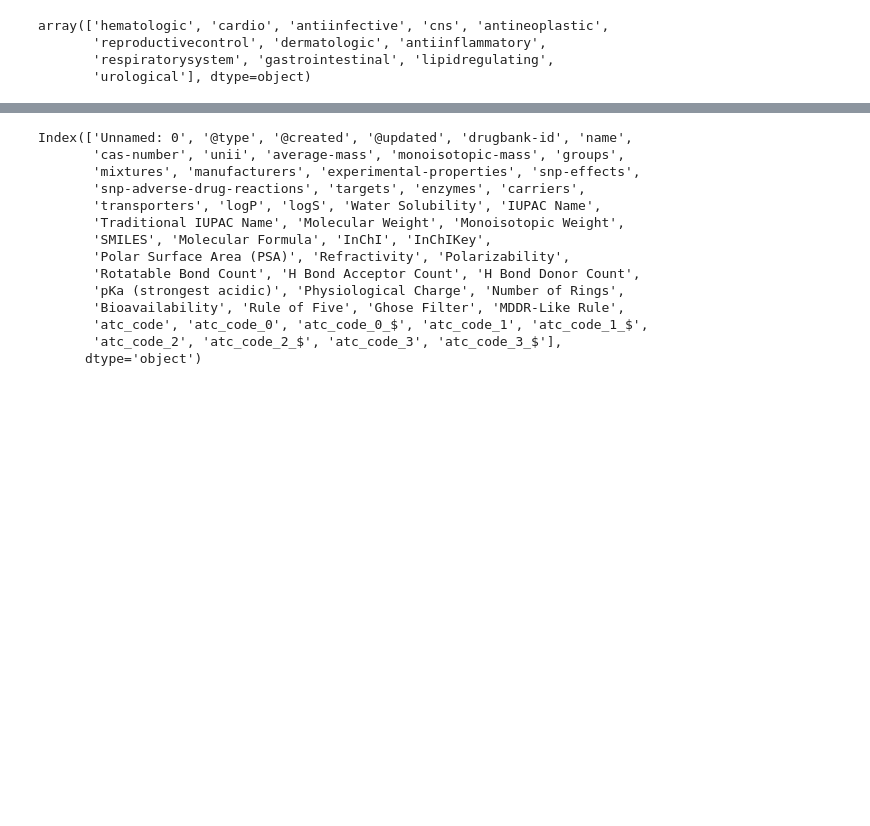
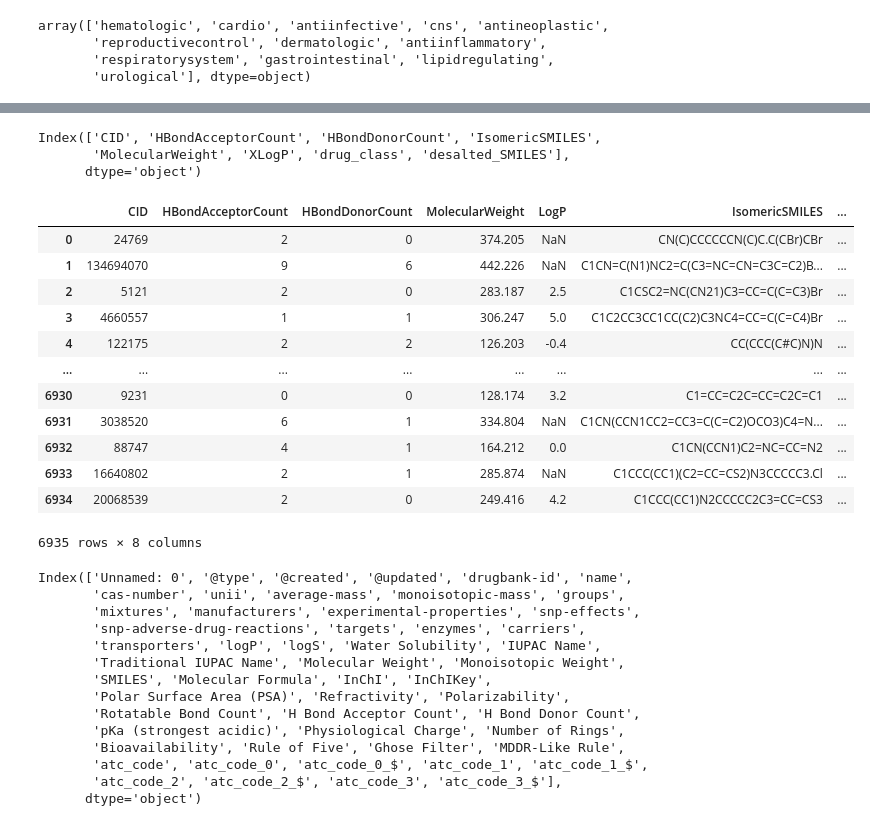
Before and after one commit to JoseCouceiro/TFM_project, a Jupyter notebook: MVP/fp_df_construction.ipynb, the cells around one changed output, grey strips where cells are left out. Drawn from its saved outputs; the diff is of its cells as text; code cells hidden in the pictures; blank space fills up the shorter version.

```diff
--- a/MVP/fp_df_construction.ipynb
+++ b/MVP/fp_df_construction.ipynb
@@ -40,6 +40,29 @@ drugs_art.head()
 | 2 | 5121 | 2 | 0 | C1CSC2=NC(CN21)C3=CC=C(C=C3)Br | 283.187 | 2.5 | antiinfective | ... |
 | 3 | 4660557 | 1 | 1 | C1C2CC3CC1CC(C2)C3NC4=CC=C(C=C4)Br | 306.247 | 5.0 | cns | ... |
 | 4 | 122175 | 2 | 2 | CC(CCC(C#C)N)N | 126.203 | -0.4 | antineoplastic | ... |
+# %%
+drugs_art.columns
+# %% [output]
+Index(['CID', 'HBondAcceptorCount', 'HBondDonorCount', 'IsomericSMILES',
+       'MolecularWeight', 'XLogP', 'drug_class', 'desalted_SMILES'],
+      dtype='object')
+# %%
+drugs_art = drugs_art[['CID', 'HBondAcceptorCount', 'HBondDonorCount', 'MolecularWeight', 'XLogP', 'IsomericSMILES', 'desalted_SMILES', 'drug_class']].rename(columns={'XLogP':'LogP'})
+drugs_art
+# %% [output]
+|  | CID | HBondAcceptorCount | HBondDonorCount | MolecularWeight | LogP | IsomericSMILES | ... |
+| 0 | 24769 | 2 | 0 | 374.205 | NaN | CN(C)CCCCCCN(C)C.C(CBr)CBr | ... |
+| 1 | 134694070 | 9 | 6 | 442.226 | NaN | C1CN=C(N1)NC2=C(C3=NC=CN=C3C=C2)B... | ... |
+| 2 | 5121 | 2 | 0 | 283.187 | 2.5 | C1CSC2=NC(CN21)C3=CC=C(C=C3)Br | ... |
+| 3 | 4660557 | 1 | 1 | 306.247 | 5.0 | C1C2CC3CC1CC(C2)C3NC4=CC=C(C=C4)Br | ... |
+| 4 | 122175 | 2 | 2 | 126.203 | -0.4 | CC(CCC(C#C)N)N | ... |
+| ... | ... | ... | ... | ... | ... | ... | ... |
+| 6930 | 9231 | 0 | 0 | 128.174 | 3.2 | C1=CC=C2C=CC=C2C=C1 | ... |
+| 6931 | 3038520 | 6 | 1 | 334.804 | NaN | C1CN(CCN1CC2=CC3=C(C=C2)OCO3)C4=N... | ... |
+| 6932 | 88747 | 4 | 1 | 164.212 | 0.0 | C1CN(CCN1)C2=NC=CC=N2 | ... |
+| 6933 | 16640802 | 2 | 1 | 285.874 | NaN | C1CCC(CC1)(C2=CC=CS2)N3CCCCC3.Cl | ... |
+| 6934 | 20068539 | 2 | 0 | 249.416 | 4.2 | C1CCC(CC1)N2CCCCC2C3=CC=CS3 | ... |
+6935 rows × 8 columns
 # %%
 drugs = pd.read_csv(os.path.join('res','raw_data','drugbank.csv'))
 drugs.columns
```
Also changed, not shown: 45 other files.
